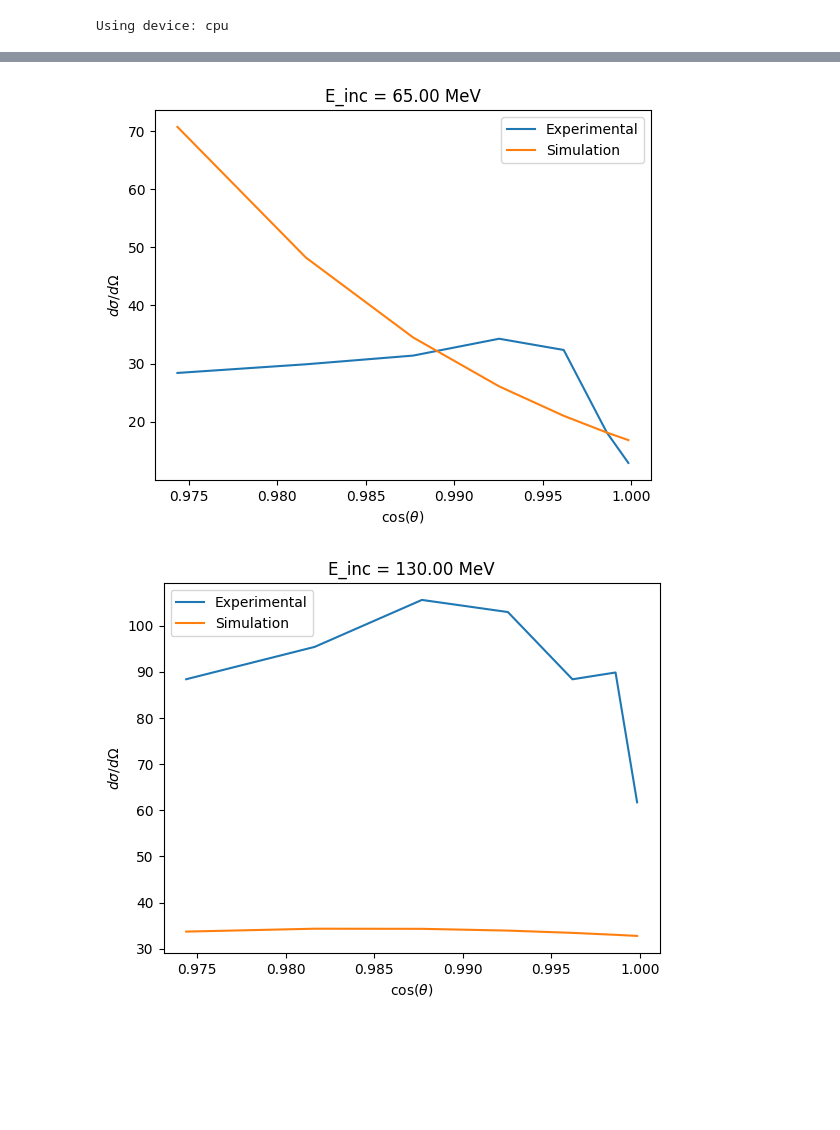
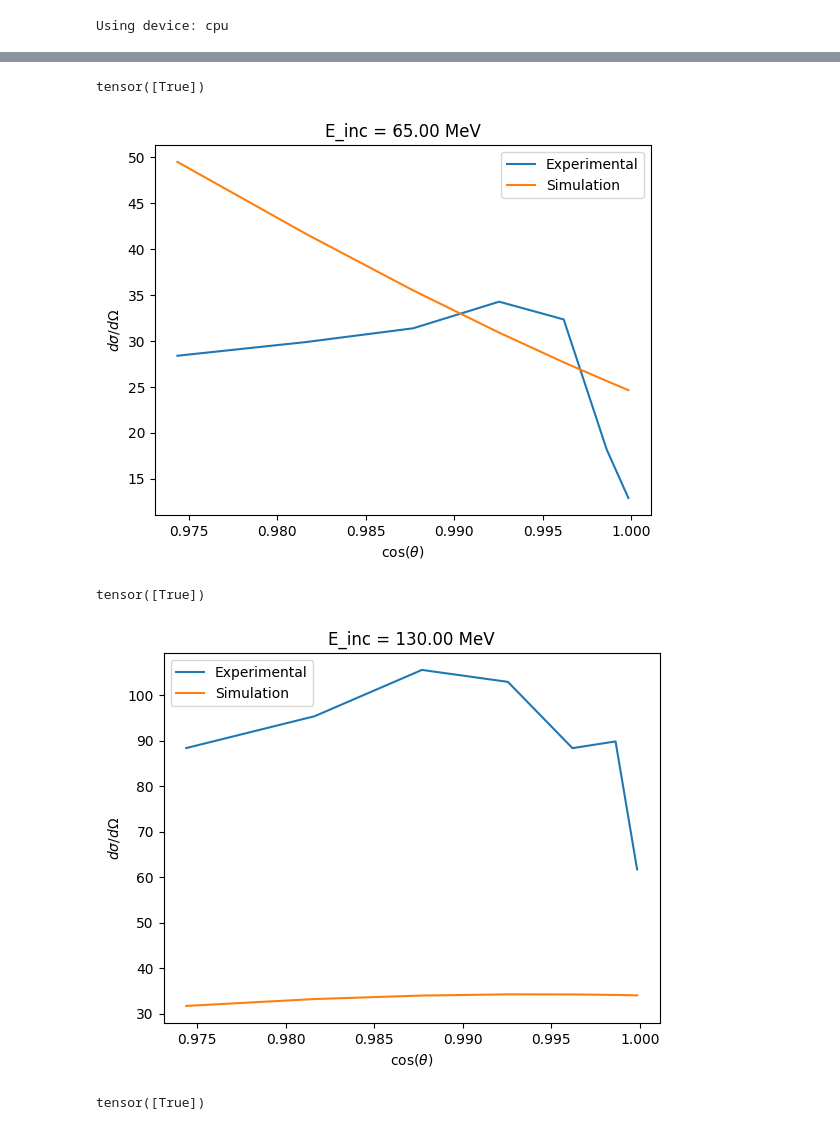
Before and after one commit to LucAstrand/MCML, a Jupyter notebook: npReactionV6.ipynb, the cells around one changed output, grey strips where cells are left out. Saved outputs shown, nothing was run; the diff lists cells and outputs as text; code cells hidden in the pictures; blank space fills up the shorter version.

```diff
--- a/npReactionV6.ipynb
+++ b/npReactionV6.ipynb
@@ -637,9 +663,9 @@ n_lamda     = 1       # number of untrainable external parameter dependencies
 n_hidden    = 12      # number of hidden neurons in the network, at each layer
 n_layers    = 3       # number of hidden layers in the network
 n_out       = n_in    # must match the number of output parameters
-batch_size  = 1 #2_000   # samples of random number per batch, to build the distribution. Larger is better, but slower
+batch_size  = 64 #2_000   # samples of random number per batch, to build the distribution. Larger is better, but slower
 n_mc_samples = 1024
-epochs      = 10#00 #0   # number of epochs to train the network
+epochs      = 1000 #0   # number of epochs to train the network
 lr          = 1e-3    # learning rate for the optimizer
 
 # ------------------------------------------------------------------
@@ -692,7 +718,7 @@ acs_pipeline = ACSPipeline(cos_theta_eval=cos_theta_exp).to(device)
 # -------------
 
 # ==== Debug toggles ====
-USE_FIXED_IDX = True         # True = always use the same idx for Ek
+USE_FIXED_IDX = False         # True = always use the same idx for Ek
 FIXED_IDX_VALUE = 5          # which dataset entry to use if above is True
 USE_FIXED_MC = False         # True = use the same MC samples each epoch
 
@@ -728,7 +754,7 @@ for epoch in trange(epochs, desc='Training Epochs'):
 
     r1 = t[:, :, 0]
     r2 = t[:, :, 1] * 2 - 1
-    r3 = t[:, :, 2] * 2 * torch.pi - torch.pi
+    r3 = t[:, :, 2] * 2 * torch.pi #- torch.pi
 
     # ----- ACS forward pass -----
     # dsigma_dOmega_sim = run_acs_autograd(Ek_batch, r1, r2, r3, acs_pipeline)  # (B, M)
@@ -744,14 +770,14 @@ for epoch in trange(epochs, desc='Training Epochs'):
 
     # Combine
     lambda_div = 0.01
-    loss = physics_loss #+ lambda_div * div_loss
+    loss = physics_loss + lambda_div * div_loss
 
     # ----- Backprop -----
     optimiser.zero_grad()
     loss.backward()
 
-    g = t.grad                # t from net(...).reshape(B,N,d) and requires_grad=True
-    print("per-sample grad std:", g.view(-1, g.shape[-1]).std(0))
+    # g = t.grad                # t from net(...).reshape(B,N,d) and requires_grad=True
+    # print("per-sample grad std:", g.view(-1, g.shape[-1]).std(0))
 
     optimiser.step()
 
@@ -943,33 +1046,36 @@ for idx in monitor_indices:
     net_input = torch.cat([uniform_samples, Ek_expanded.unsqueeze(-1)], dim=-1)
 
     # Flatten for net: (B*N, n_in+1)
     net_input_flat = net_input.reshape(-1, n_in + 1)
 
     with torch.no_grad():
         t = net(net_input_flat).reshape(1, n_mc_samples, 3)
         r1 = t[:, :, 0]
         r2 = t[:, :, 1] * 2 - 1
-        r3 = t[:, :, 2] * 2 * torch.pi - torch.pi
+        r3 = t[:, :, 2] * 2 * torch.pi #- torch.pi
 
         # Now acs_pipeline gets (B=1, N) inputs for r1, r2, r3
         sim_dist = acs_pipeline(Ek_batch, r1, r2, r3).squeeze(0)  # (M,)
         # sim_dist = ecs_pipeline(Ek_batch, r1, r2, r3).squeeze(0)  # (M,)
 
 
     # Plot
     plt.figure()
     plt.plot(cos_theta_exp.cpu(), exp_dist.cpu(), label='Experimental')
     plt.plot(cos_theta_exp.cpu(), sim_dist.cpu(), label='Simulation')
     plt.xlabel(r'$\cos(\theta)$')
 
     # plt.plot(E_sec_exp.cpu(), exp_dist.cpu(), label='Experimental')
     # plt.plot(E_sec_exp.cpu(), sim_dist.cpu(), label='Simulation')
     # plt.xlabel(r'$E_{\text{sec}}$ [MeV]')
 
     plt.ylabel(r'$d\sigma/d\Omega$')
     plt.title(f'E_inc = {Ek_val.item():.2f} MeV')
     plt.legend()
     plt.show()
 # %% [output]
+tensor([True])
-[figure, old version]
+[figure, new version]
+tensor([True])
-[figure, old version]
+[figure, new version]
+tensor([True])
```
Also changed, not shown: parts of 6 cells of this notebook, 2 other files.
